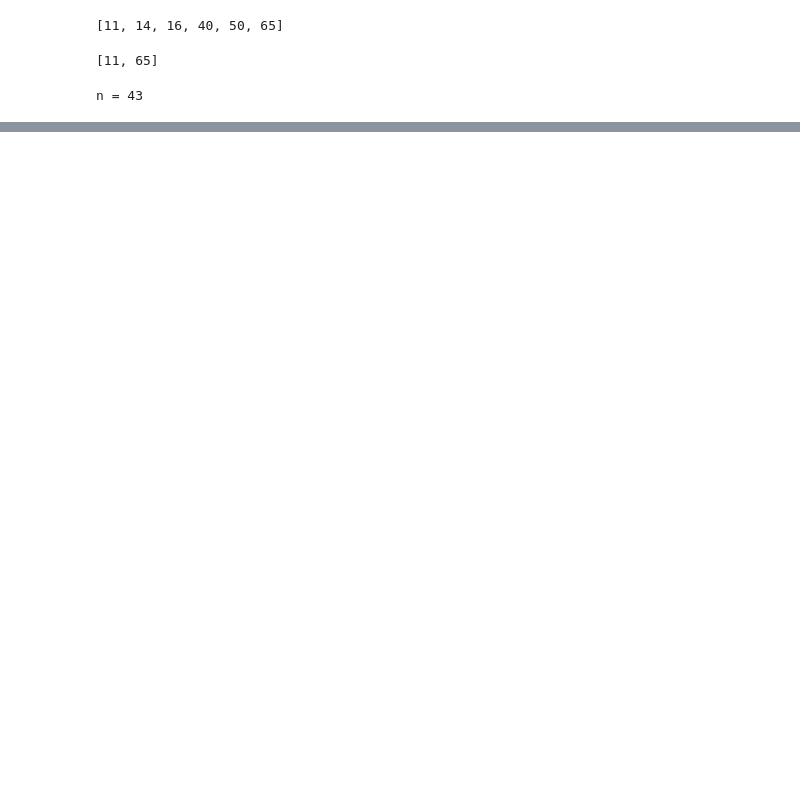
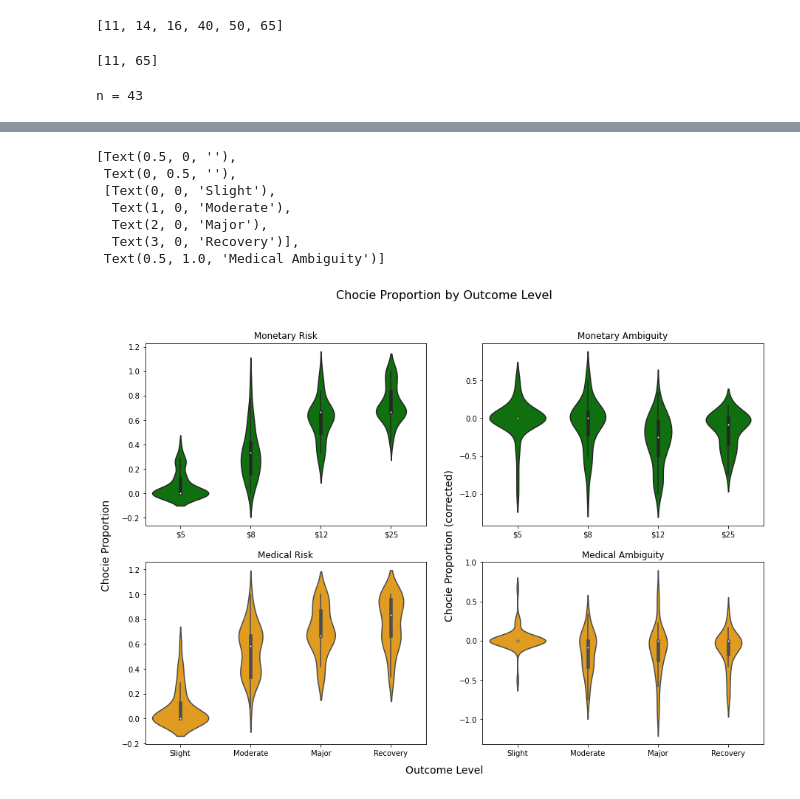
Before and after one commit to KoremNSN/Aging, a Jupyter notebook: RiskandAmbiguity/proportion analysis.ipynb, the cells around one changed output, grey strips where cells are left out. Drawn from its saved outputs; the diff is of its cells as text; code cells hidden in the pictures; blank space fills up the shorter version.

```diff
--- a/RiskandAmbiguity/proportion analysis.ipynb
+++ b/RiskandAmbiguity/proportion analysis.ipynb
@@ -93,4 +53,25 @@ mon_amb_unc  = db_mon[db_mon['ambiguity'] >  0][['sub','ambiguity','choice']]
 
 med_risk_unc = db_med[db_med['ambiguity'] == 0][['sub','risk','choice']]
 med_amb_unc  = db_med[db_med['ambiguity'] >  0][['sub','ambiguity','choice']]
+# %%
+unc_cont_mon = db_mon[(db_mon['ambiguity'] == 0) & (db_mon['risk'] == 0.5)][['sub','value','choice']]
+unc_cont_mon = unc_cont_mon.groupby(['sub','value']).mean()
+unc_cont_mon.reset_index(inplace=True)
+
+unc_cont_med = db_med[(db_med['ambiguity'] == 0) & (db_med['risk'] == 0.5)][['sub','value','choice']]
+unc_cont_med = unc_cont_med.groupby(['sub','value']).mean()
+unc_cont_med.reset_index(inplace=True)
+# %%
+mon_prop_r = mon_risk.groupby(['sub','value']).mean()
+mon_prop_a = mon_amb.groupby(['sub','value']).mean()
+med_prop_r = med_risk.groupby(['sub','value']).mean()
+med_prop_a = med_amb.groupby(['sub','value']).mean()
+
+mon_prop_r.reset_index(inplace=True)
+mon_prop_a.reset_index(inplace=True)
+med_prop_r.reset_index(inplace=True)
+med_prop_a.reset_index(inplace=True)
+# %%
+mon_prop_a['choice']=mon_prop_a['choice']-unc_cont_mon['choice']
+med_prop_a['choice']=med_prop_a['choice']-unc_cont_med['choice']
 # %%
@@ -106,3 +95,34 @@ med_prop_unc_a.reset_index(inplace=True)
+# %%
+fig = plt.figure(figsize = (15,10))
+fig.suptitle('Chocie Proportion by Outcome Level', fontsize=16)
+
+fig.text(0.5, 0.07, 'Outcome Level', ha='center', fontsize=14)
+fig.text(0.07, 0.5, 'Chocie Proportion', va='center', rotation='vertical', fontsize=14)
+fig.text(0.5, 0.5, 'Chocie Proportion (corrected)', va='center', rotation='vertical', fontsize=14)
+
+ax1 = fig.add_subplot(221)
+ax2 = fig.add_subplot(222)
+ax3 = fig.add_subplot(223)
+ax4 = fig.add_subplot(224)
+
+sns.violinplot(x = 'value', y = 'choice', data = mon_prop_r , ax = ax1, color='green')
+sns.violinplot(x = 'value', y = 'choice', data = mon_prop_a , ax = ax2, color='green')
+sns.violinplot(x = 'value', y = 'choice', data = med_prop_r , ax = ax3, color='orange')
+sns.violinplot(x = 'value', y = 'choice', data = med_prop_a , ax = ax4, color='orange')
+
+ax1.set(xlabel=None, ylabel=None, xticklabels=['$5','$8','$12','$25'], title='Monetary Risk')
+ax2.set(xlabel=None, ylabel=None, xticklabels=['$5','$8','$12','$25'], title='Monetary Ambiguity')
+ax3.set(xlabel=None, ylabel=None, xticklabels=['Slight','Moderate','Major','Recovery'], title='Medical Risk')
+ax4.set(xlabel=None, ylabel=None, xticklabels=['Slight','Moderate','Major','Recovery'], title='Medical Ambiguity')
+# %% [output]
+[Text(0.5, 0, ''),
+ Text(0, 0.5, ''),
+ [Text(0, 0, 'Slight'),
+  Text(1, 0, 'Moderate'),
+  Text(2, 0, 'Major'),
+  Text(3, 0, 'Recovery')],
+ Text(0.5, 1.0, 'Medical Ambiguity')]
+[figure, new version]
 # %%
 fig = plt.figure(figsize = (15,10))
 fig.suptitle('Chocie Proportion by Uncertenty Level', fontsize=16)
```
Also changed, not shown: parts of 9 cells of this notebook, 3 other files.
